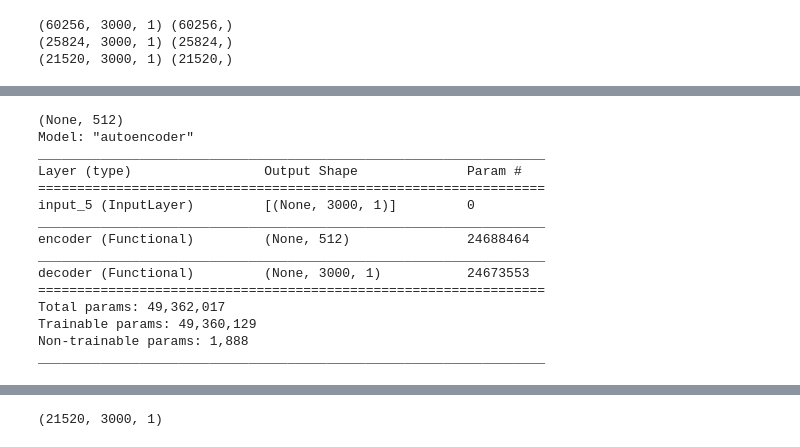
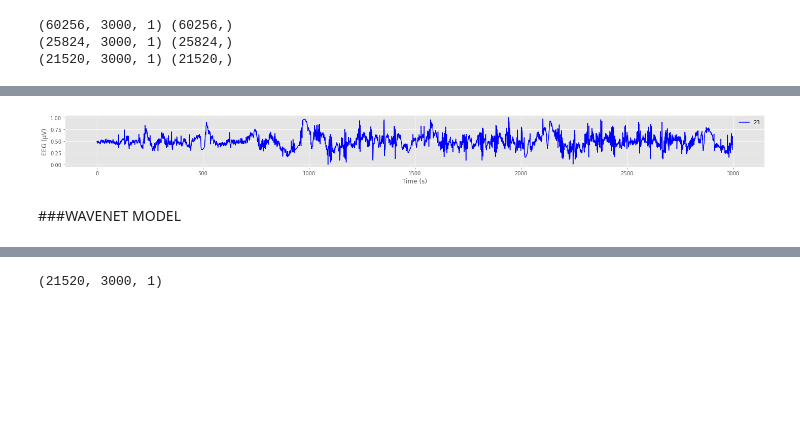
Before and after one commit to siddinc/eeg2vec, a Jupyter notebook: notebooks/mne_sleep_WaveNet_ResNet_autoencoder.ipynb, the cells around one changed output, grey strips where cells are left out. Saved outputs shown, nothing was run; the diff lists cells and outputs as text; code cells hidden in the pictures; blank space fills up the shorter version.

```diff
--- a/notebooks/mne_sleep_WaveNet_ResNet_autoencoder.ipynb
+++ b/notebooks/mne_sleep_WaveNet_ResNet_autoencoder.ipynb
@@ -176,0 +149,19 @@ plt.show()
+# %%
+plt.style.use('ggplot')
+fig = plt.figure(figsize=[20, 20])
+
+x=10
+index = [10]
+# np.random.randint(0, x_train.shape[0], x)
+for i,v in enumerate(index):
+  fig.add_subplot(x,1,i+1)
+  plt.plot(x_train[v], label=y_train[v], color='blue')
+  plt.ylabel('EEG (μV)')
+  plt.xlabel('Time (s)')
+  plt.legend(loc="best")
+plt.tight_layout()
+plt.show()
+# %% [output]
+[figure, added]
+# %% [markdown]
+###WAVENET MODEL
@@ -263,22 +252,3 @@ def build_model(time_steps, features, latent_dim=128):
 
   autoencoder = Model(i, decoder(encoder(i)), name="autoencoder")
   return (encoder, decoder, autoencoder)
-# %%
-(encoder, decoder, autoencoder) = build_model(3000, 1, 512)
-autoencoder.summary()
-# %% [output]
-(None, 512)
-Model: "autoencoder"
-_________________________________________________________________
-Layer (type)                 Output Shape              Param #
-=================================================================
-input_5 (InputLayer)         [(None, 3000, 1)]         0
-_________________________________________________________________
-encoder (Functional)         (None, 512)               24688464
-_________________________________________________________________
-decoder (Functional)         (None, 3000, 1)           24673553
-=================================================================
-Total params: 49,362,017
-Trainable params: 49,360,129
-Non-trainable params: 1,888
-_________________________________________________________________
```
Also changed, not shown: parts of 41 cells of this notebook, 15 other files.
